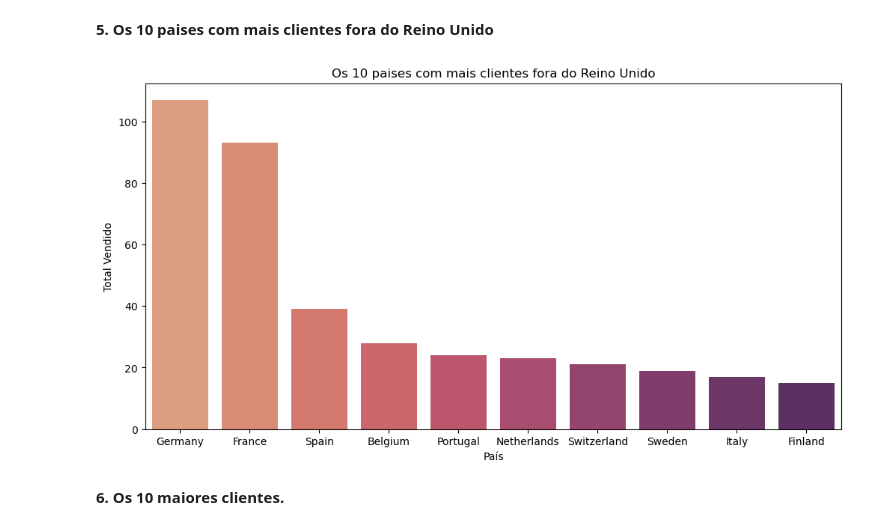
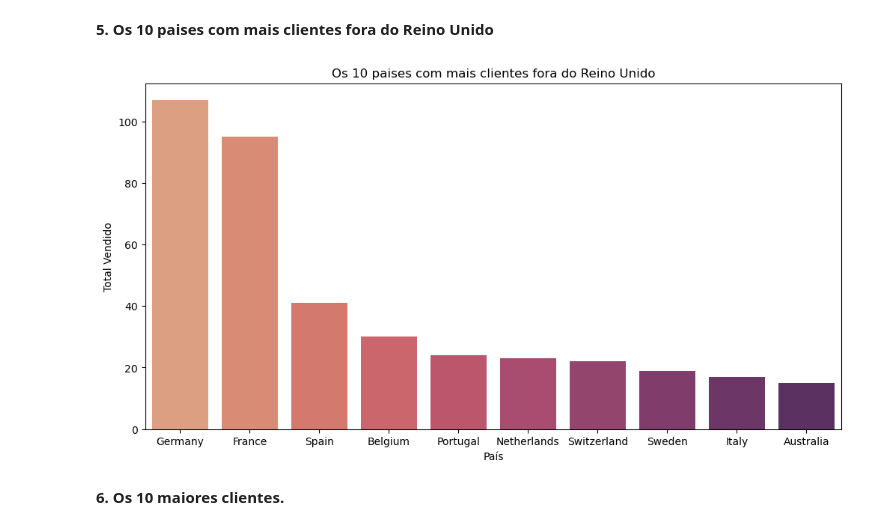
Before and after one commit to alves05/Pipeline_Dados_Python_Postgres_PowerBI, a Jupyter notebook: Pipeline_Dados_Python_Postgres.ipynb, the cells around one changed output. Drawn from its saved outputs; the diff is of its cells as text; code cells hidden in the pictures.

```diff
--- a/Pipeline_Dados_Python_Postgres.ipynb
+++ b/Pipeline_Dados_Python_Postgres.ipynb
@@ -1361,17 +1479,19 @@ configuracao_grafico = ('Os 10 paises com mais clientes fora do Reino Unido', 'v
 # Consulta SQL
 consulta = """
             SELECT
-                localizacao,
-                COUNT(cliente) AS total
-            FROM dimensional.dclientes
-            GROUP BY localizacao
-            ORDER BY total DESC;"""
+                l.localizacao,
+                count(distinct id_cliente) as total
+            FROM dimensional.fvendas v
+            INNER JOIN dimensional.dlocalizacao l ON l.id_localizacao = v.id_localizacao
+            GROUP BY l.localizacao
+            ORDER BY total DESC
+            LIMIT 11;"""
 # %%
 top_10_paises = consulta_sql(banco_dados=acesso_wgift, query=consulta, colunas=configuracao_grafico[2:4])
-top_10_paises = top_10_paises[1:11]
+top_10_paises = top_10_paises[1:]
 grafico_barras(dados=top_10_paises, config_grafico=configuracao_grafico)
 # %% [output]
-[figure, old version]
+[figure, new version]
 # %% [markdown]
 **6. Os 10 maiores clientes.**
 # %%
```
Also changed, not shown: parts of 53 cells of this notebook, 20 other files.
